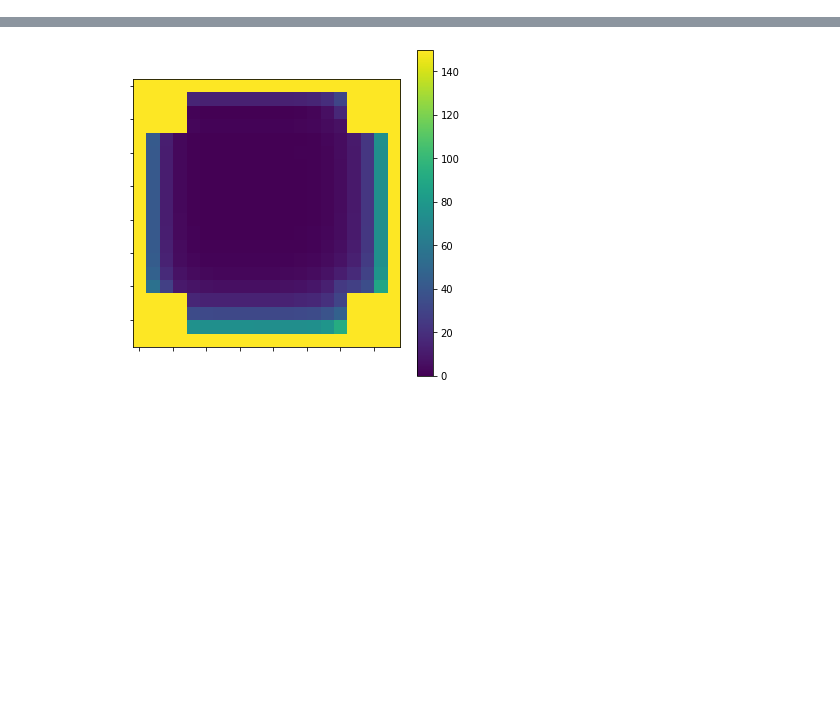
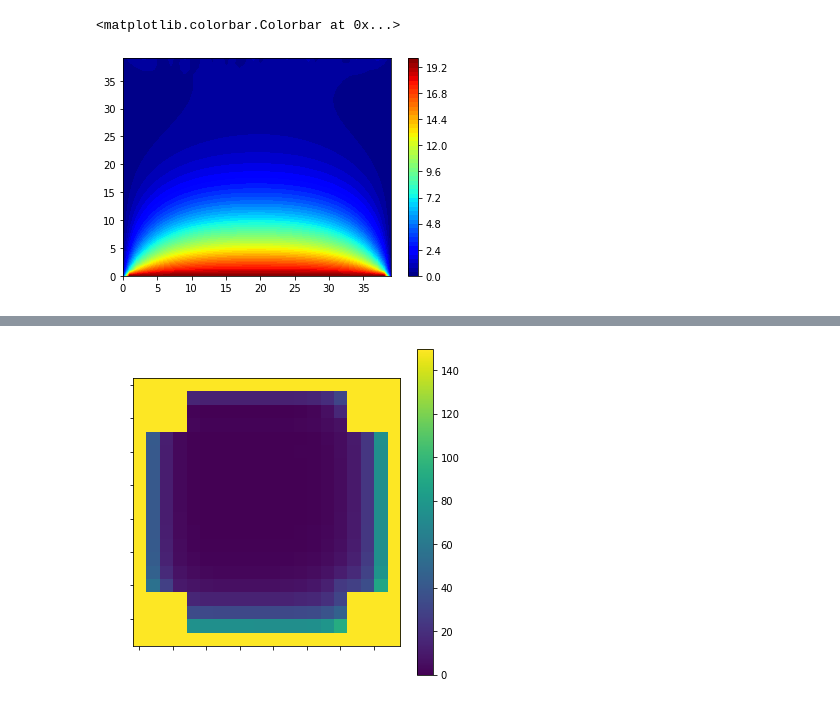
Before and after one commit to dimared/vmetf, a Jupyter notebook: 3task.ipynb, the cells around one changed output, grey strips where cells are left out. Cells and saved outputs as stored; diff of their text form; code cells hidden in the pictures; blank space fills up the shorter version.

```diff
--- a/3task.ipynb
+++ b/3task.ipynb
@@ -88,3 +85,11 @@ fig.colorbar(picture)
+# %%
+colorinterpolation = 50
+colourMap = plt.cm.jet
+plt.contourf(T, colorinterpolation, cmap=colourMap)
+plt.colorbar()
+# %% [output]
+<matplotlib.colorbar.Colorbar at 0x...>
+[figure, added]
 # %%
 N = 40
 T = np.zeros((N,N))
```
Also changed, not shown: parts of 1 cell of this notebook.
